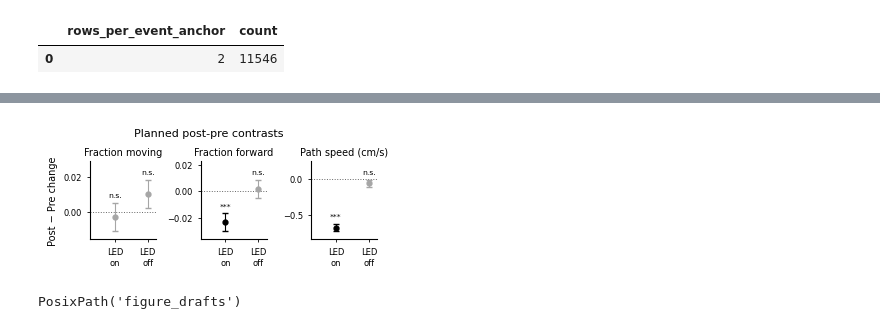
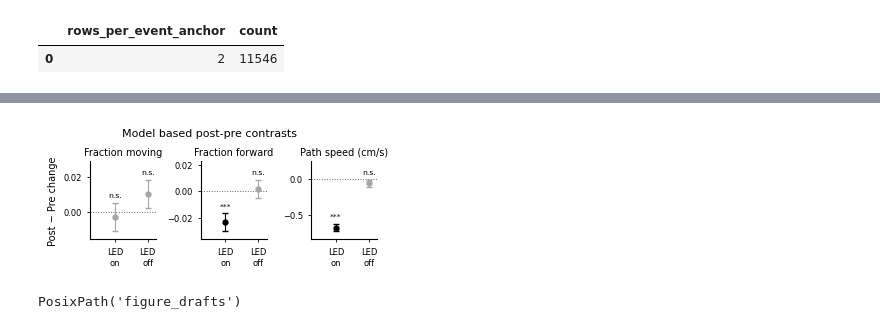
Before and after one commit to neuromomentumlab/Classical_Conditioning_Air_Wheel, a Jupyter notebook: Python/notebooks/habituation_analysis_03.ipynb, the cells around one changed output, grey strips where cells are left out. Cells and saved outputs as stored; diff of their text form; code cells hidden in the pictures.

```diff
--- a/Python/notebooks/habituation_analysis_03.ipynb
+++ b/Python/notebooks/habituation_analysis_03.ipynb
@@ -3972,38 +3954,38 @@ axes[0].set_ylabel(
 )
 
 fig.suptitle(
-    "Planned post-pre contrasts",
+    "Model based post-pre contrasts",
     fontsize=8,
     y=0.97,
 )
 
 fig.tight_layout(pad=0.5, w_pad=0.8)
 
 # --------------------------------------------------
 # Save
 # --------------------------------------------------
 
 try:
     fig_dir = Path(fig_dir_str)
 except NameError:
     fig_dir = Path("figure_drafts")
 
 fig_dir.mkdir(parents=True, exist_ok=True)
 
 fig.savefig(
     fig_dir / "Fig3C_LED_on_off_planned_contrasts_primary_measures.pdf",
     bbox_inches="tight"
 )
 
 fig.savefig(
     fig_dir / "Fig3C_LED_on_off_planned_contrasts_primary_measures.png",
     dpi=600,
     bbox_inches="tight"
 )
 
 plt.show()
 # %% [output]
-[figure, old version]
+[figure, new version]
 # %%
 fig_dir
 # %% [output]
```
Also changed, not shown: parts of 5 cells of this notebook, 8 other files.
